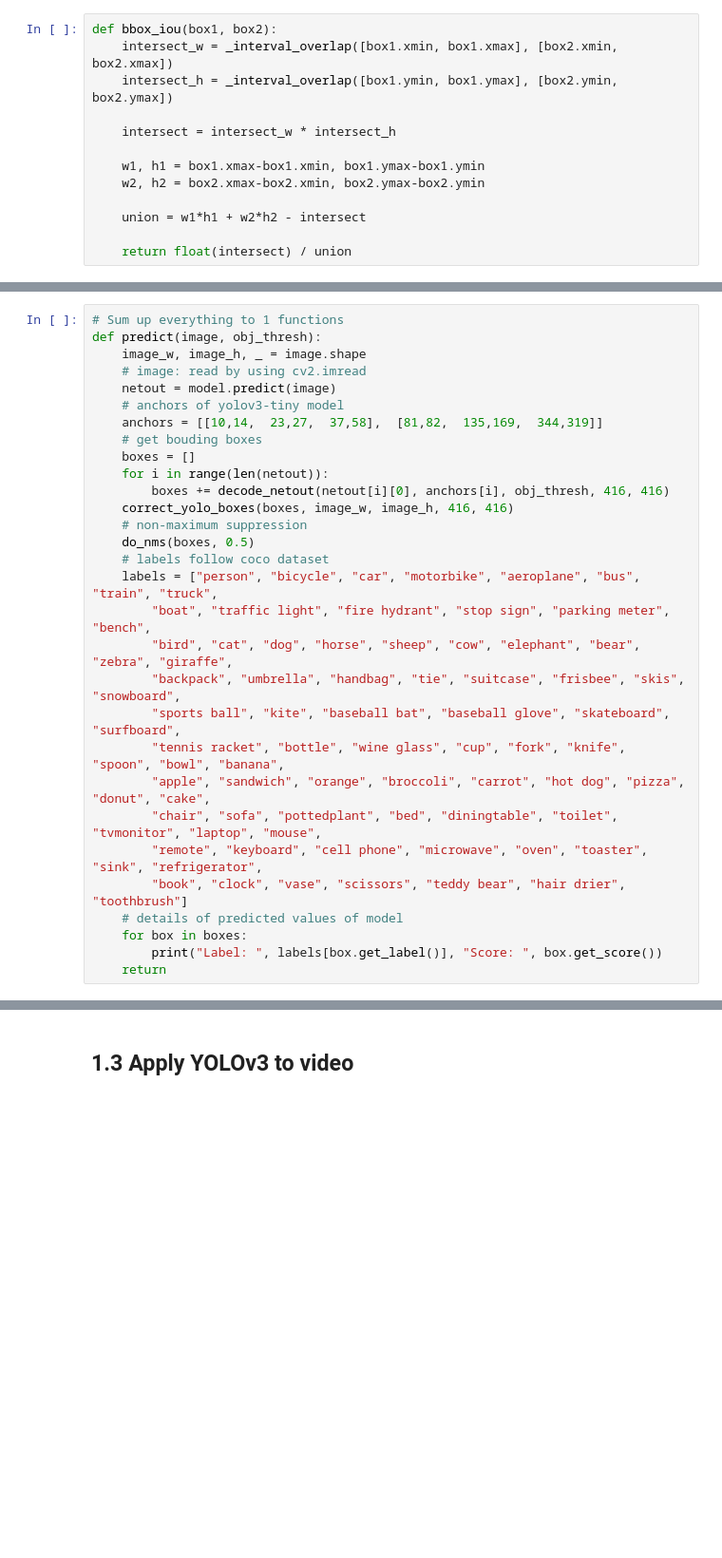
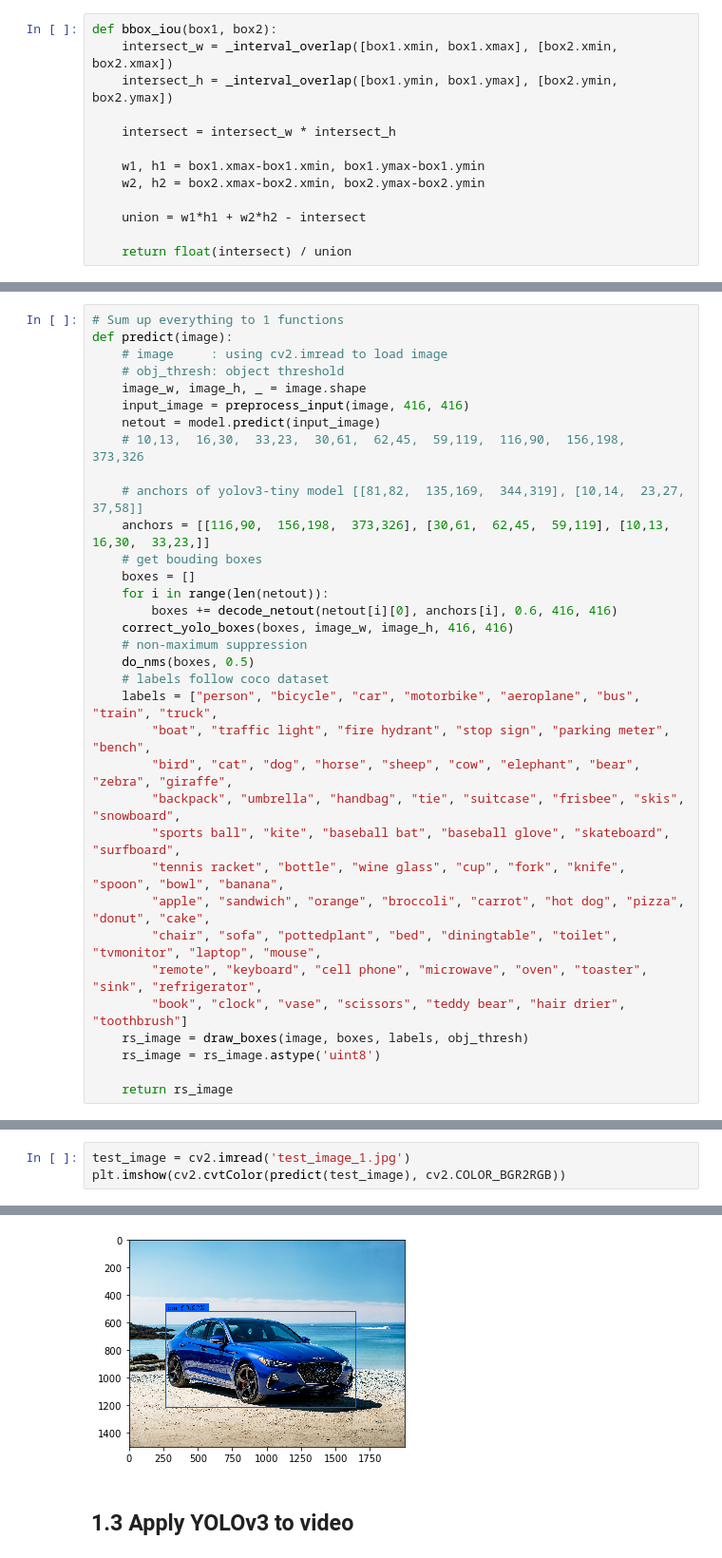
Before and after one commit to hoaiithienn/DIP-Obstacle-Avoidance, a Jupyter notebook: Object detection.ipynb, the cells around one changed output, grey strips where cells are left out. Shown at 95% size. Drawn from its saved outputs; the diff is of its cells as text; blank space fills up the shorter version.

```diff
--- a/Object detection.ipynb
+++ b/Object detection.ipynb
@@ -444,15 +428,19 @@ Score:  0.6363732
 # %%
 # Sum up everything to 1 functions
-def predict(image, obj_thresh):
+def predict(image):
+    # image     : using cv2.imread to load image
+    # obj_thresh: object threshold
     image_w, image_h, _ = image.shape
-    # image: read by using cv2.imread
-    netout = model.predict(image)
-    # anchors of yolov3-tiny model
-    anchors = [[10,14,  23,27,  37,58],  [81,82,  135,169,  344,319]]
+    input_image = preprocess_input(image, 416, 416)
+    netout = model.predict(input_image)
+    # 10,13,  16,30,  33,23,  30,61,  62,45,  59,119,  116,90,  156,198,  373,326
+
+    # anchors of yolov3-tiny model [[81,82,  135,169,  344,319], [10,14,  23,27,  37,58]]
+    anchors = [[116,90,  156,198,  373,326], [30,61,  62,45,  59,119], [10,13,  16,30,  33,23,]]
     # get bouding boxes
     boxes = []
     for i in range(len(netout)):
-        boxes += decode_netout(netout[i][0], anchors[i], obj_thresh, 416, 416)
+        boxes += decode_netout(netout[i][0], anchors[i], 0.6, 416, 416)
     correct_yolo_boxes(boxes, image_w, image_h, 416, 416)
     # non-maximum suppression
     do_nms(boxes, 0.5)
@@ -467,7 +455,7 @@ def predict(image, obj_thresh):
         "chair", "sofa", "pottedplant", "bed", "diningtable", "toilet", "tvmonitor", "laptop", "mouse",
         "remote", "keyboard", "cell phone", "microwave", "oven", "toaster", "sink", "refrigerator",
         "book", "clock", "vase", "scissors", "teddy bear", "hair drier", "toothbrush"]
-    # details of predicted values of model
-    for box in boxes:
-        print("Label: ", labels[box.get_label()], "Score: ", box.get_score())
-    return
+    rs_image = draw_boxes(image, boxes, labels, obj_thresh)
+    rs_image = rs_image.astype('uint8')
+
+    return rs_image
@@ -478,0 +462,4 @@ NameError: name 'photo_filename' is not defined
+# %%
+test_image = cv2.imread('test_image_1.jpg')
+plt.imshow(cv2.cvtColor(predict(test_image), cv2.COLOR_BGR2RGB))
+# %% [output]
@@ -479,2 +470,3 @@ NameError: name 'photo_filename' is not defined
+[figure, added]
 # %% [markdown]
 ## 1.3 Apply YOLOv3 to video
```
Also changed, not shown: parts of 15 cells of this notebook, 1 other file.
